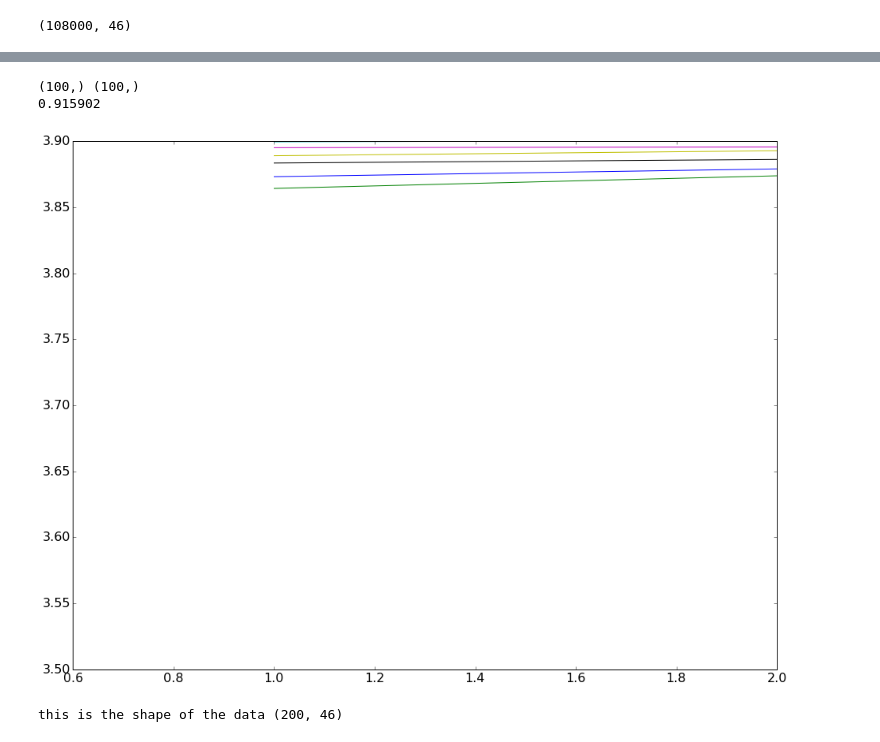
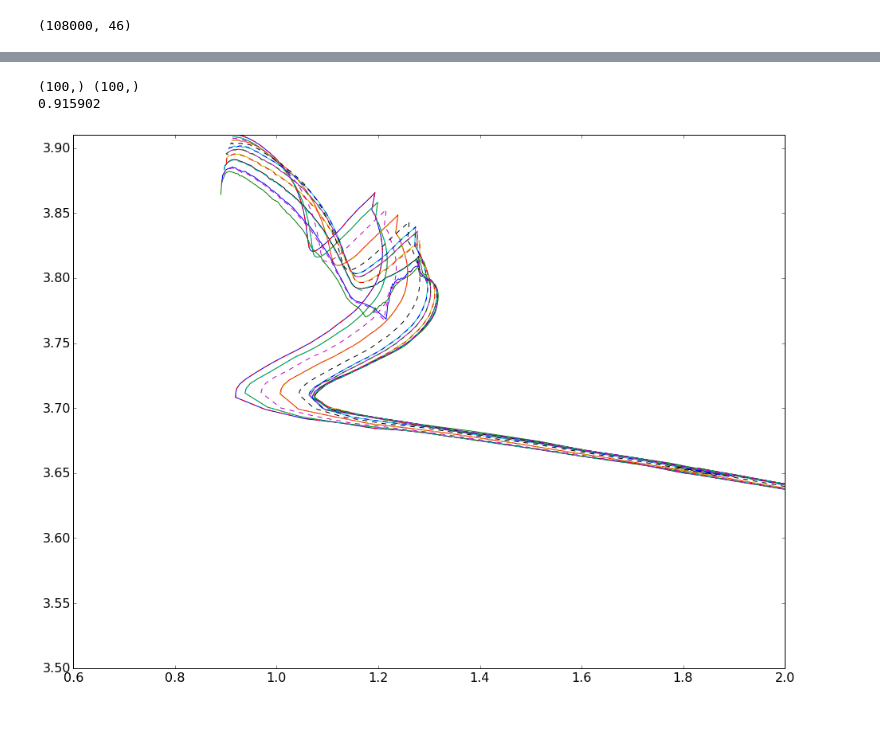
Before and after one commit to lmaesampson/StellarTrackInterpolation, a Jupyter notebook: Python/StarTrackTest.ipynb, the cells around one changed output, grey strips where cells are left out. Drawn from its saved outputs; the diff is of its cells as text; code cells hidden in the pictures.

```diff
--- a/Python/StarTrackTest.ipynb
+++ b/Python/StarTrackTest.ipynb
@@ -147,14 +132,16 @@ for i in range(200):
 # %%
+#Plot the interpolated and observed effective temperatures.
+
 print(x[0])
-for i in range(2):
+for i in range(10):
     pl.plot(XT[i], Teff[i], 'r.', markersize=10, label=u'Observations')
     pl.plot(x, Teff_pred[i], 'b-', label=u'Prediction')
  #   pl.plot(X[i], Lum[i], 'r.', markersize=10, label=u'Observations')
   #  pl.plot(x, Lum_pred[i], 'g-', label=u'Prediction')
   #  pl.plot(omegatest[i],datatest[i],'xr')
     pl.fill(np.concatenate([x, x[::-1]]),
-            np.concatenate([Lum_pred[i] - 1.9600 * sigmaL[i],
-                       (Lum_pred[i] + 1.9600 * sigmaL[i])[::-1]]),
+            np.concatenate([Teff_pred[i] - 1.9600 * sigmaT[i],
+                       (Teff_pred[i] + 1.9600 * sigmaT[i])[::-1]]),
             alpha=.5, fc='b',ec='None', label='95% confidence interval')
 #pl.legend(loc='lower left')
 pl.xlim(0,1)
@@ -167,12 +154,10 @@ ValueError: x and y must have same first dimension
 # %%
+#Plot the observed and interpolated luminosities
 print(x[0])
 x = np.atleast_2d(np.linspace(0, 1, 100)).T
-for i in range(100):
- #   pl.plot(XT[i], Teff[i], 'r.', markersize=10, label=u'Observations')
-  #  pl.plot(x, Teff_pred[i], 'b-', label=u'Prediction')
+for i in range(10):
     pl.plot(X[i], Lum[i], 'r.', markersize=10, label=u'Observations')
     pl.plot(x, Lum_pred[i], 'g-', label=u'Prediction')
-  #  pl.plot(omegatest[i],datatest[i],'xr')
   #  pl.fill(np.concatenate([x, x[::-1]]),
    #         np.concatenate([Lum_pred[i] - 1.9600 * sigmaL[i],
     #                   (Lum_pred[i] + 1.9600 * sigmaL[i])[::-1]]),
@@ -180,5 +165,5 @@ for i in range(100):
 #pl.legend(loc='lower left')
 pl.xlim(0,1)
 pl.xlabel(r'$\Omega$')
-pl.ylabel('log Teff')
+pl.ylabel('luminosity')
 # %% [output]
@@ -188,4 +173,8 @@ pl.ylabel('log Teff')
 # %%
+#Finally, plot the interpolated and observed log(Teff) vs. luminosity. The dashed lines are interpolations,
+#the solid lines are actual simulations.
+
+
 Tplot = np.zeros(200)
 Tplot2 =np.zeros(200)
 Tplot3 =np.zeros(200)
@@ -220,53 +209,43 @@ Lplot6 =np.zeros(200)
 Lplot7 =np.zeros(200)
 Lplot8 =np.zeros(200)
 Lplot9 =np.zeros(200)
 Lplot10 =np.zeros(200)
 for j in  range(200):
     Lplot[j] = Lum_pred[j][0]
     Lplot2[j] = Lum_pred[j][10]
     Lplot3[j] = Lum_pred[j][20]
     Lplot4[j] = Lum_pred[j][30]
     Lplot5[j] = Lum_pred[j][40]
     Lplot6[j] = Lum_pred[j][50]
     Lplot7[j] = Lum_pred[j][60]
     Lplot8[j] = Lum_pred[j][70]
     Lplot9[j] = Lum_pred[j][80]
     Lplot10[j] = Lum_pred[j][90]
 
 
 
 x = np.linspace(0,200,200)
 
 for i in range(9):
-    pl.plot(playdata[i][:,3],playdata[i][:,7], label =r'$\Omega=$%s' % playdata[i][0,2])
+    pl.plot(playdata[i][:,6],playdata[i][:,7], label =r'$\Omega=$%s' % playdata[i][0,2])
 
-#pl.plot(Lplot,Tplot,'--', label=r'$\Omega=0.84$')
-#pl.plot(Lplot2,Tplot2,'--')
-#pl.plot(Lplot3,Tplot3, '--')
-#pl.plot(Lplot4,Tplot4,'--', label=r'$\Omega=0.92$')
-#pl.plot(Lplot5,Tplot5, '--')
-#pl.plot(Lplot6,Tplot6, '--')
-#pl.plot(Lplot7,Tplot7, '--')
-#pl.plot(Lplot8,Tplot8, '--')
-#pl.plot(Lplot9,Tplot9, '--')
-#pl.plot(Lplot10,Tplot10, '--')
+pl.plot(Lplot,Tplot,'--', label=r'$\Omega=0.84$')
+pl.plot(Lplot2,Tplot2,'--')
+pl.plot(Lplot3,Tplot3, '--')
+pl.plot(Lplot4,Tplot4,'--', label=r'$\Omega=0.92$')
+pl.plot(Lplot5,Tplot5, '--')
+pl.plot(Lplot6,Tplot6, '--')
+pl.plot(Lplot7,Tplot7, '--')
+pl.plot(Lplot8,Tplot8, '--')
+pl.plot(Lplot9,Tplot9, '--')
+pl.plot(Lplot10,Tplot10, '--')
 #pl.legend(loc='lower left')
-pl.ylim((3.5,3.9))
+pl.ylim((3.5,3.91))
 pl.xlim((0.6,2.0))
 #pl.ylabel('log Teff')
 #pl.xlabel('time step')
 pl.show()
 # %% [output]
 (100,) (100,)
 0.915902
-[figure, old version]
+[figure, new version]
-# %%
-f1=open('./Mikedata.dat', 'w+')
-
-print('this is the shape of the data',np.shape(playdata[1]))
-for i in range(9):
-    for j in range(200):
-        print(' '.join(map(str, playdata[i][j])),file=f1)
-    #print('\n',file=f1)
-# %% [output]
-this is the shape of the data (200, 46)
```
Also changed, not shown: parts of 8 cells of this notebook.
